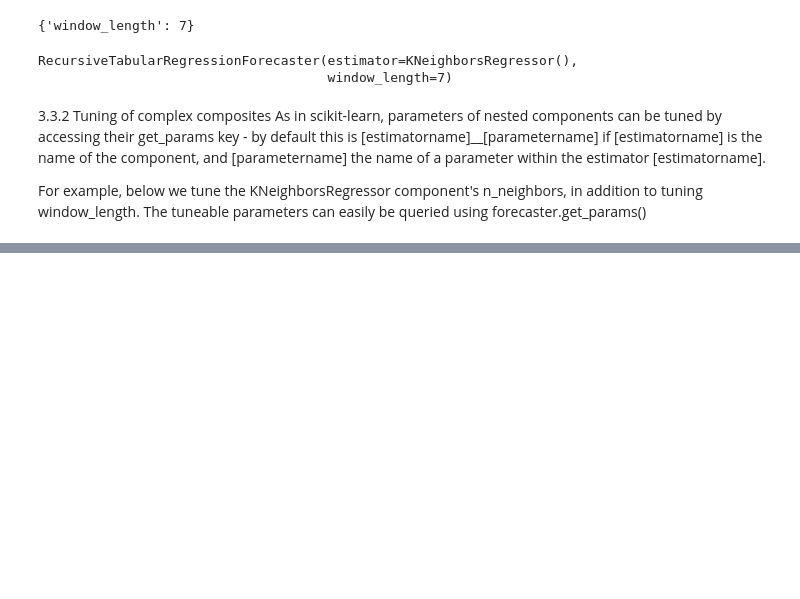
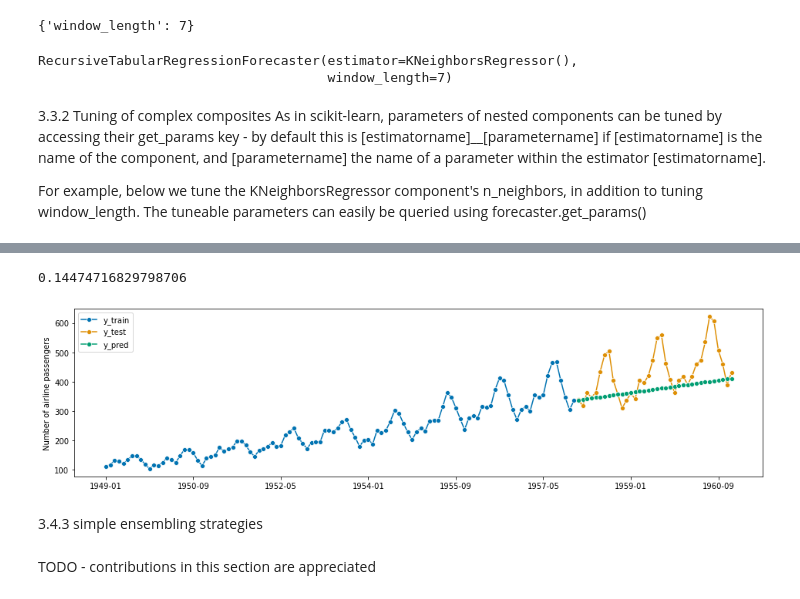
Before and after one commit to TNTran92/sktime, a Jupyter notebook: introduction_to_sktime/03 - Advanced composition patterns - pipelines, reduction, autoML, and more.ipynb, the cells around one changed output, grey strips where cells are left out. Drawn from its saved outputs; the diff is of its cells as text; code cells hidden in the pictures; blank space fills up the shorter version.

```diff
--- a/introduction_to_sktime/03 - Advanced composition patterns - pipelines, reduction, autoML, and more.ipynb
+++ b/introduction_to_sktime/03 - Advanced composition patterns - pipelines, reduction, autoML, and more.ipynb
@@ -229,0 +411,33 @@ For example, below we tune the KNeighborsRegressor component's n_neighbors, in a
+# %%
+# create pipeline
+pipe = TransformedTargetForecaster(
+    steps=[
+        ("deseasonalizer", OptionalPassthrough(Deseasonalizer())),
+        ("scaler", OptionalPassthrough(TabularToSeriesAdaptor(StandardScaler()))),
+        ("forecaster", NaiveForecaster()),
+    ]
+)
+
+# putting it all together in a grid search
+cv = SlidingWindowSplitter(
+    initial_window=60, window_length=24, start_with_window=True, step_length=24
+)
+param_grid = {
+    "deseasonalizer__passthrough": [True, False],
+    "scaler__transformer__transformer__with_mean": [True, False],
+    "scaler__passthrough": [True, False],
+    "forecaster__strategy": ["drift", "mean", "last"],
+}
+gscv = ForecastingGridSearchCV(forecaster=pipe, param_grid=param_grid, cv=cv, n_jobs=-1)
+# %%
+gscv.fit(y_train)
+y_pred = gscv.predict(fh)
+plot_series(y_train, y_test, y_pred, labels=["y_train", "y_test", "y_pred"])
+mean_absolute_percentage_error(y_pred, y_test)
+# %% [output]
+0.14474716829798706
+[figure, added]
+# %% [markdown]
+3.4.3 simple ensembling strategies
+# %% [markdown]
+TODO - contributions in this section are appreciated
```
Also changed, not shown: parts of 36 cells of this notebook.
